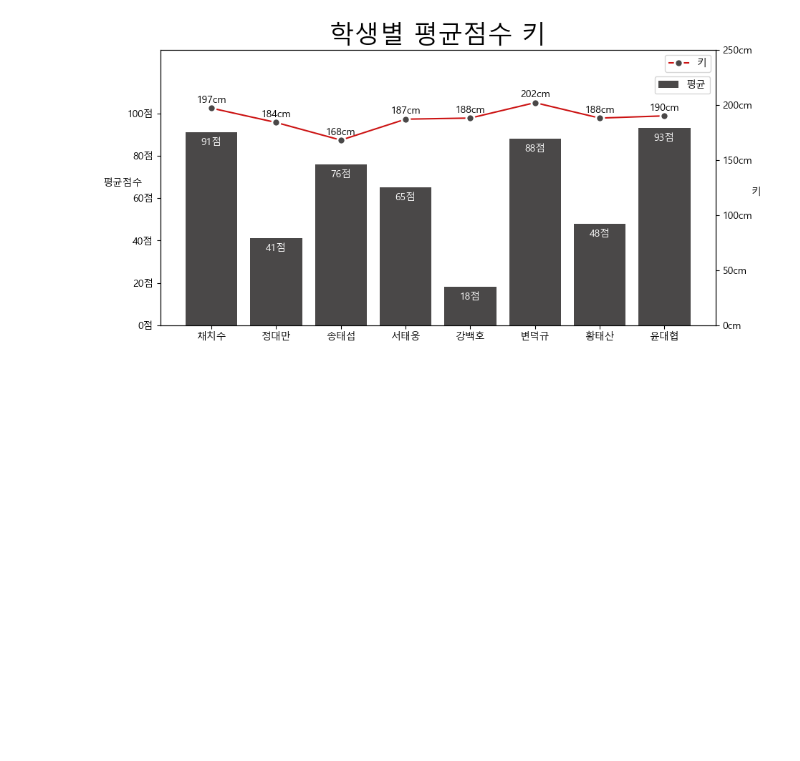
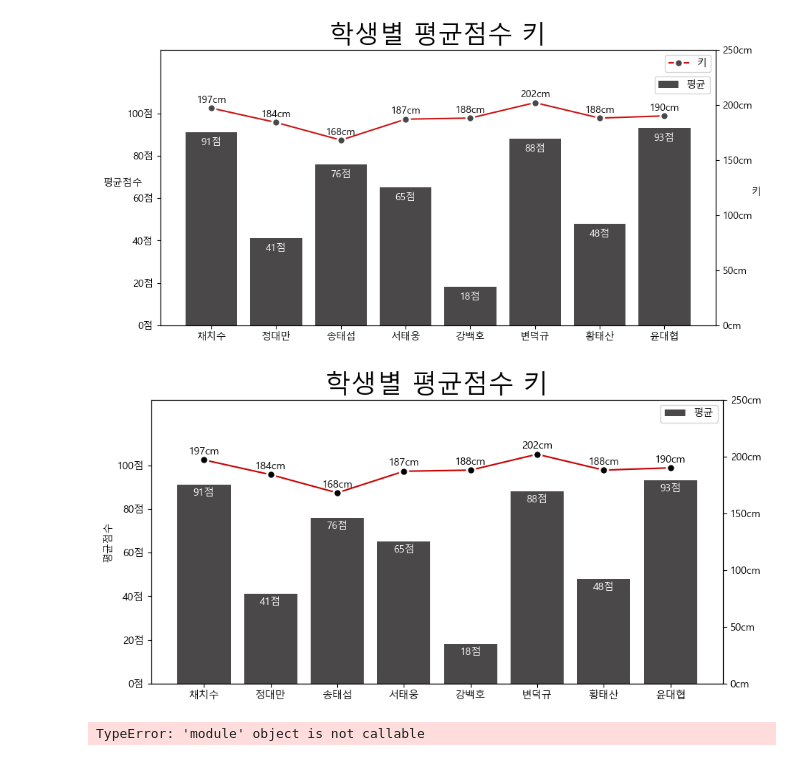
Before and after one commit to ckstjr-jdi/python2, a Jupyter notebook: 04.데이터시각화/14.여러그래프.ipynb, the cells around one changed output. Drawn from its saved outputs; the diff is of its cells as text; code cells hidden in the pictures; blank space fills up the shorter version.

```diff
--- a/04.데이터시각화/14.여러그래프.ipynb
+++ b/04.데이터시각화/14.여러그래프.ipynb
@@ -96,3 +96,28 @@ plt.savefig('data/평균과점수와키.png')
 plt.show()
 # %% [output]
 [figure]
+# %%
+fig, ax = plt.subplots(figsize=(10,5))
+plt.title('학생별 평균점수 키', size=25)
+ax.bar(df['이름'], df['평균'], color="#4A4848", label='평균')
+ax.legend()
+ax.set_ylim(0,130)
+yticks = [y for y in range(0, 101, 20)]
+ax.set_yticks(yticks,[f'{y}점' for y in range(0, 101, 20)])
+ax.set_ylabel('평균점수')
+for idx, avg in enumerate(df['평균']):
+    ax.text(idx, avg-5, f'{avg:.0f}점', ha='center', color='w')
+
+ax2 = ax.twinx()
+ax2.plot(df['이름'], df['키'], marker='o', color="#c80000",
+         markersize=8, markerfacecolor='black', markeredgecolor='w', markeredgewidth=2)
+ax2.set_ylim(0,250)
+yticks = [y for y in range(0,251,50)]
+ax2.set_yticks(yticks, [f'{y}cm' for y in range(0,251,50)])
+for idx, h in enumerate(df['키']):
+    ax2.text(idx, h+5, f'{h}cm', ha='center')
+
+
+plt.show()
+# %% [output]
+[figure, added]
@@ -98,0 +127,4 @@ plt.show()
+# %%
+Okt = okt
+# %% [output]
+TypeError: 'module' object is not callable
```
Also changed, not shown: parts of 1 cell of this notebook, 19 other files.
